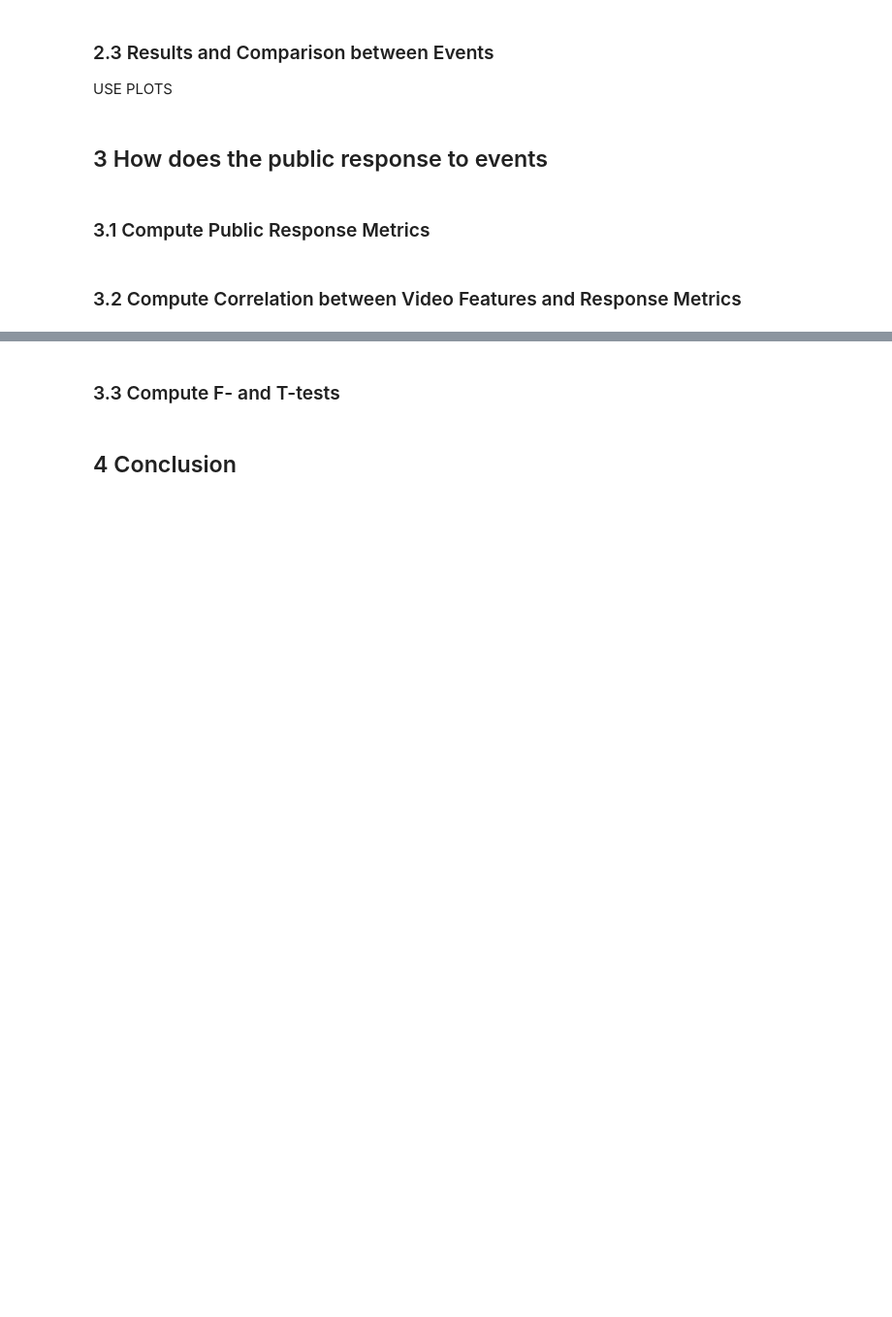
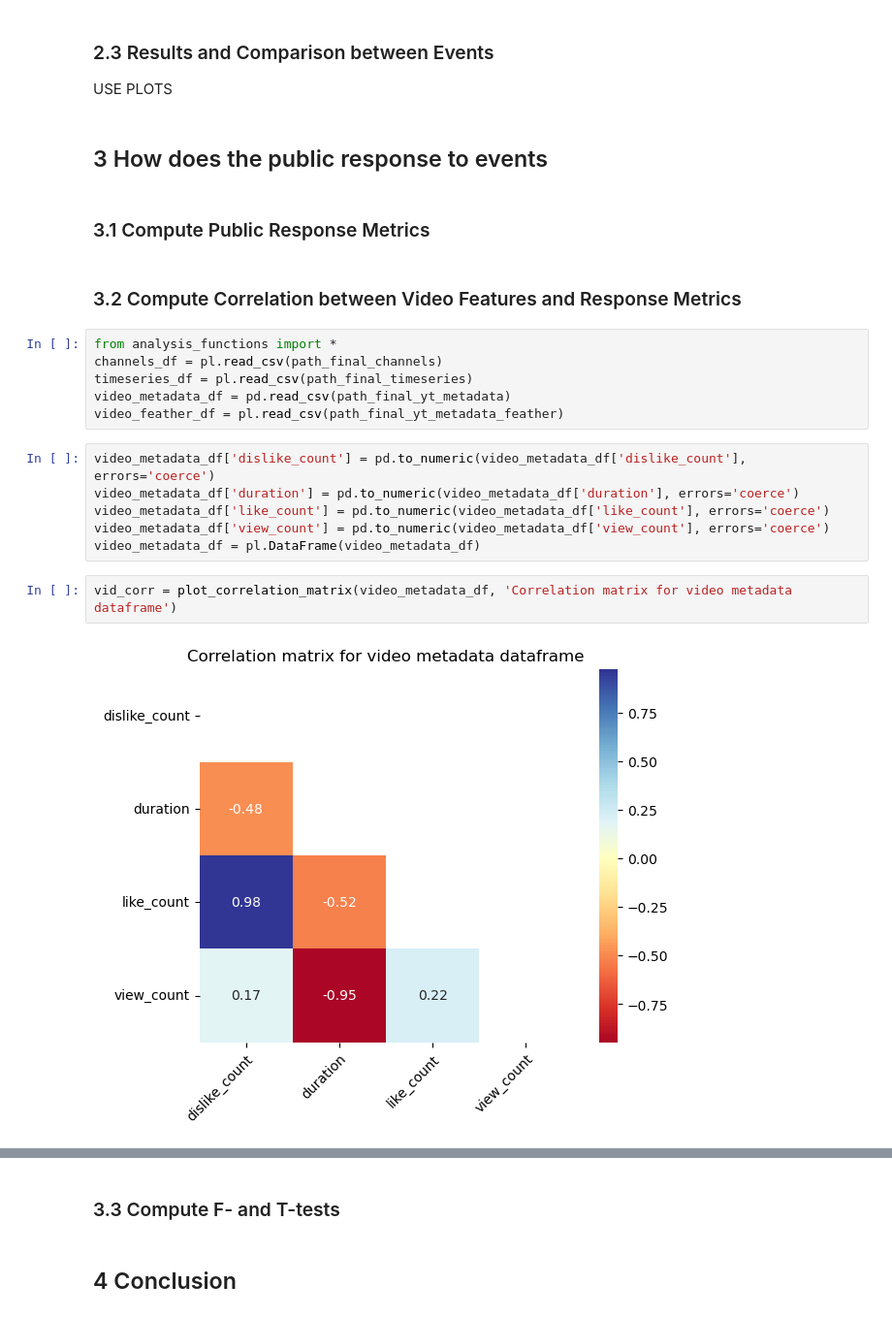
Before and after one commit to epfl-ada/ada-2024-project-lil0mohammadali, a Jupyter notebook: results.ipynb, the cells around one changed output, grey strips where cells are left out. Shown at 97% size. Saved outputs shown, nothing was run; the diff lists cells and outputs as text; blank space fills up the shorter version.

Commit message:
Start of analysis pipeline.

```diff
--- a/results.ipynb
+++ b/results.ipynb
@@ -361,3 +361,19 @@ USE PLOTS
 ### 3.1 Compute Public Response Metrics <a class="anchor" id="public_response-metrics"></a>
 # %% [markdown]
 ### 3.2 Compute Correlation between Video Features and Response Metrics <a class="anchor" id="public_response-correlation"></a>
+# %%
+from analysis_functions import *
+channels_df = pl.read_csv(path_final_channels)
+timeseries_df = pl.read_csv(path_final_timeseries)
+video_metadata_df = pd.read_csv(path_final_yt_metadata)
+video_feather_df = pl.read_csv(path_final_yt_metadata_feather)
+# %%
+video_metadata_df['dislike_count'] = pd.to_numeric(video_metadata_df['dislike_count'], errors='coerce')
+video_metadata_df['duration'] = pd.to_numeric(video_metadata_df['duration'], errors='coerce')
+video_metadata_df['like_count'] = pd.to_numeric(video_metadata_df['like_count'], errors='coerce')
+video_metadata_df['view_count'] = pd.to_numeric(video_metadata_df['view_count'], errors='coerce')
+video_metadata_df = pl.DataFrame(video_metadata_df)
+# %%
+vid_corr = plot_correlation_matrix(video_metadata_df, 'Correlation matrix for video metadata dataframe')
+# %% [output]
+[figure, added]
```
Also changed, not shown: parts of 4 cells of this notebook.
